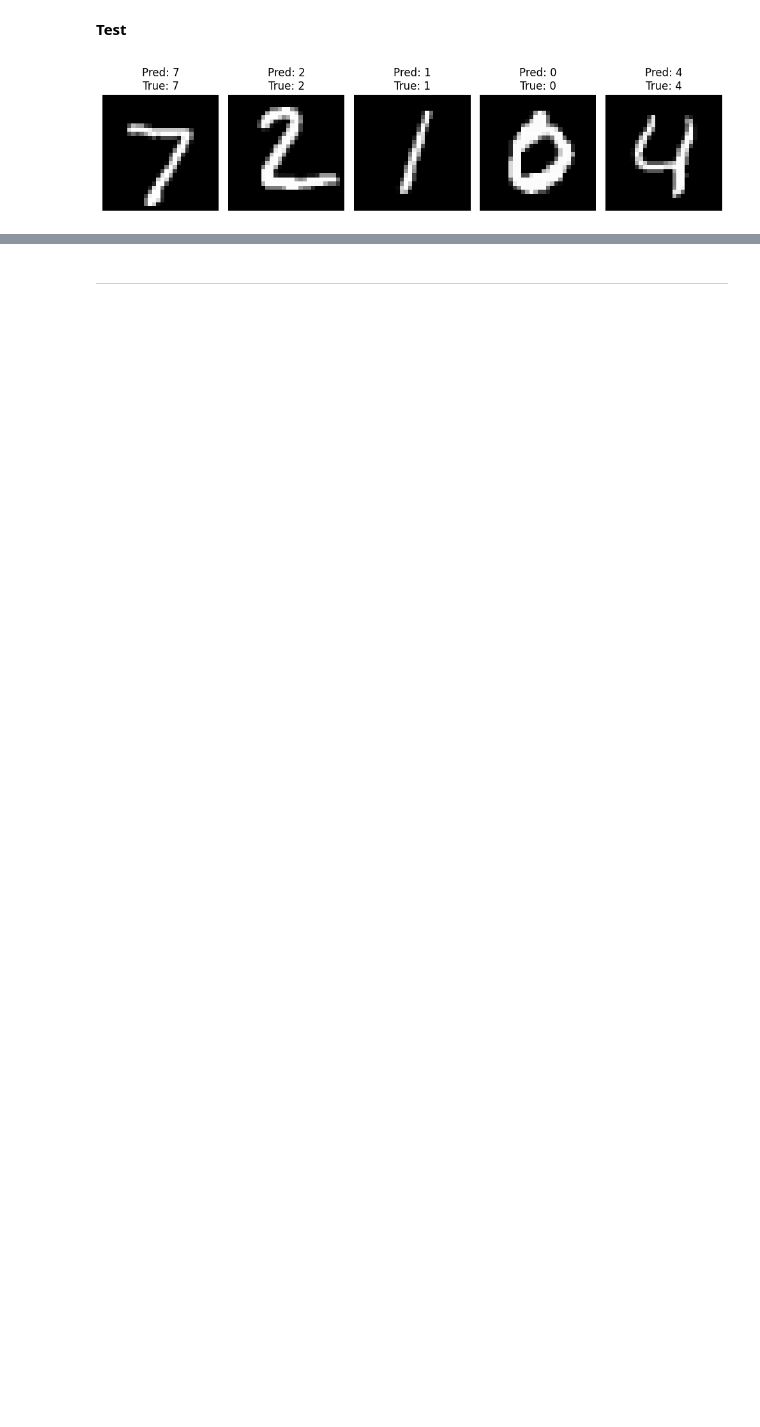
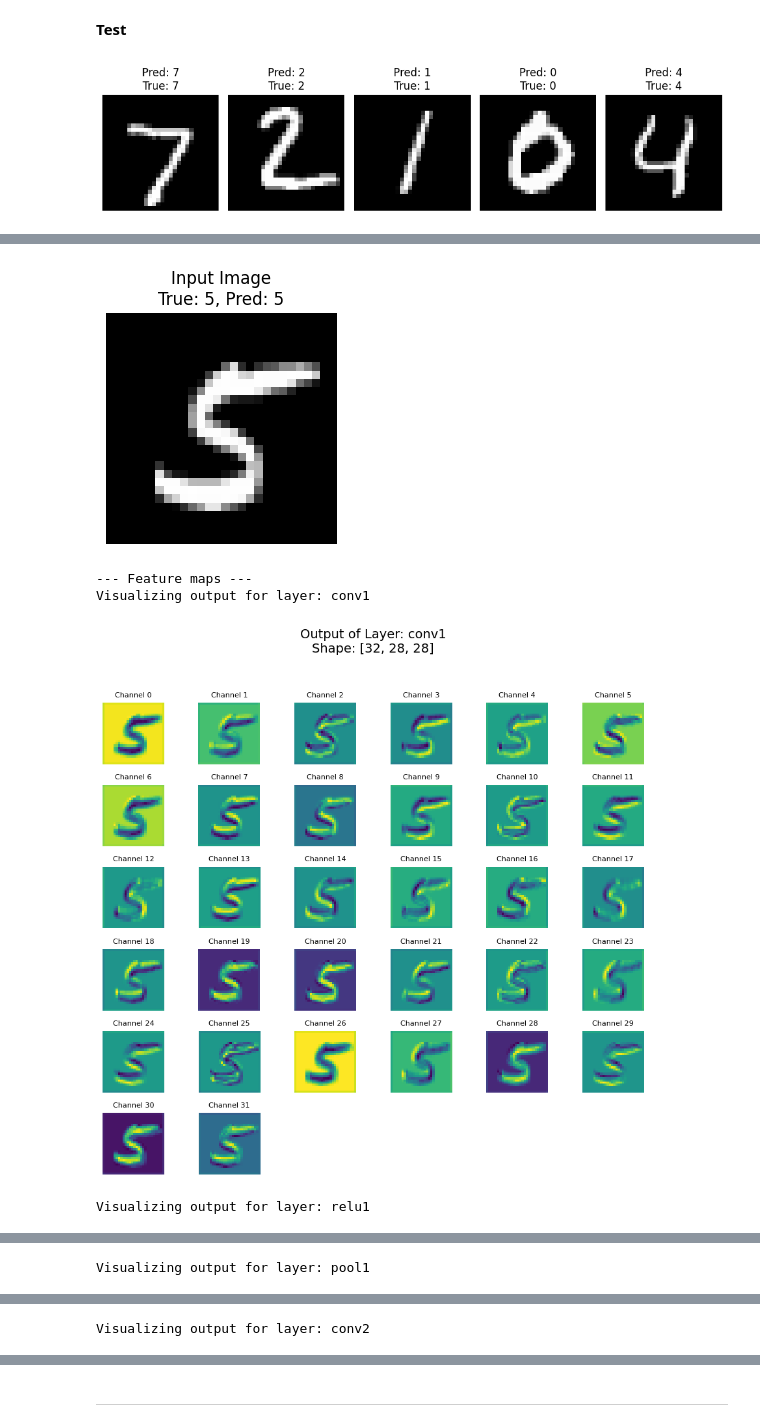
Before and after one commit to baohuyvanba/Deep-Learning, a Jupyter notebook: Convolution Neural Network/CNN.ipynb, the cells around one changed output, grey strips where cells are left out. Saved outputs shown, nothing was run; the diff lists cells and outputs as text; code cells hidden in the pictures; blank space fills up the shorter version.

```diff
--- a/Convolution Neural Network/CNN.ipynb
+++ b/Convolution Neural Network/CNN.ipynb
@@ -193,0 +219,18 @@ with torch.no_grad():
+# %%
+# Get 1 sample image
+vis_loader = DataLoader(dataset=test_dataset, batch_size=1, shuffle=True)
+iterator = iter(vis_loader)
+try:
+    sample_data, sample_target_tensor = next(iterator)
+except StopIteration:
+    print("Error")
+    exit()
+
+sample_data = sample_data.to(device)
+
+# Get label scalar value (tensor shape [1] -> scalar)
+if sample_target_tensor.numel() == 1:
+    sample_target_value = sample_target_tensor.item()
+    print(f"True Label: {sample_target_value}")
+else:
+    sample_target_value = sample_target_tensor[0].item()
@@ -193,0 +260,60 @@ with torch.no_grad():
+# %%
+# Visualize feature maps
+def visualize_feature_maps(feature_maps_tensor, title="Feature Maps"):
+    """Grid visualize"""
+    if feature_maps_tensor.dim() == 4 and feature_maps_tensor.size(0) == 1:
+        feature_maps = feature_maps_tensor.squeeze(0)
+    else:
+        if feature_maps_tensor.dim() == 4 and feature_maps_tensor.size(0) > 1:
+             feature_maps = feature_maps_tensor[0]
+        else:
+             return
+
+    num_channels = feature_maps.size(0)
+    grid_size = math.ceil(math.sqrt(num_channels))
+
+    plt.figure(figsize = (min(grid_size * 1.5, 20), min(grid_size * 1.5, 20)))
+    plt.suptitle(f"{title}\nShape: {list(feature_maps.shape)}", fontsize = 14)
+
+    for i in range(num_channels):
+        ax = plt.subplot(grid_size, grid_size, i + 1)
+        map_np = feature_maps[i].numpy()
+        # Normalize: map -> [0, 1]
+        map_np_normalized = (map_np - map_np.min()) / (map_np.max() - map_np.min() + 1e-6) # Avoid divide by 0
+        plt.imshow(map_np_normalized, cmap='viridis')
+        plt.title(f"Channel {i}", fontsize=8)
+        plt.xticks([])
+        plt.yticks([])
+        ax.spines['top'].set_visible(False)
+        ax.spines['right'].set_visible(False)
+        ax.spines['bottom'].set_visible(False)
+        ax.spines['left'].set_visible(False)
+
+    plt.tight_layout(rect=[0, 0.03, 1, 0.95])
+    plt.show()
+
+
+# Visualize Image and Saved feature maps
+# Un-normalize Image
+sample_data_unnormalized = sample_data.cpu().squeeze(0) * 0.3081 + 0.1307
+plt.figure(figsize = (3, 3))
+plt.imshow(sample_data_unnormalized.permute(1, 2, 0).numpy().squeeze(), cmap='gray')
+
+plt.title(f"Input Image\nTrue: {sample_target_value}, Pred: {predicted_label_value}")
+plt.axis('off')
+plt.show()
+
+# Visualize output of each hooked layer
+print("--- Feature maps ---")
+if not activation_maps:
+    print("No saved feature map")
+else:
+    for name, maps in activation_maps.items():
+        print(f"Visualizing output for layer: {name}")
+        visualize_feature_maps(maps, title=f"Output of Layer: {name}")
+# %% [output]
+[figure, added]
+--- Feature maps ---
+Visualizing output for layer: conv1
+[figure, added]
+Visualizing output for layer: relu1
@@ -193,0 +321 @@ with torch.no_grad():
+Visualizing output for layer: pool1
@@ -193,0 +323 @@ with torch.no_grad():
+Visualizing output for layer: conv2
```
Also changed, not shown: parts of 14 cells of this notebook.
